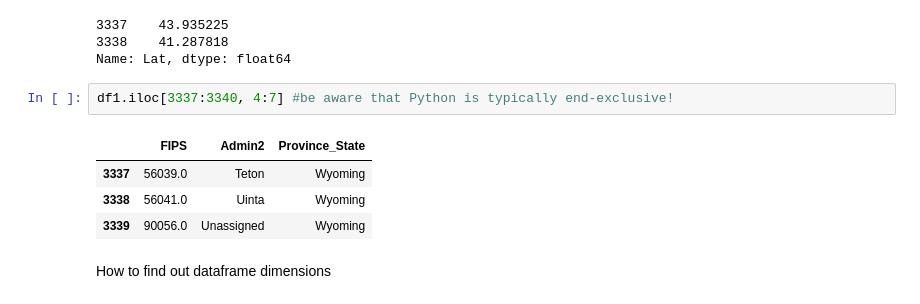
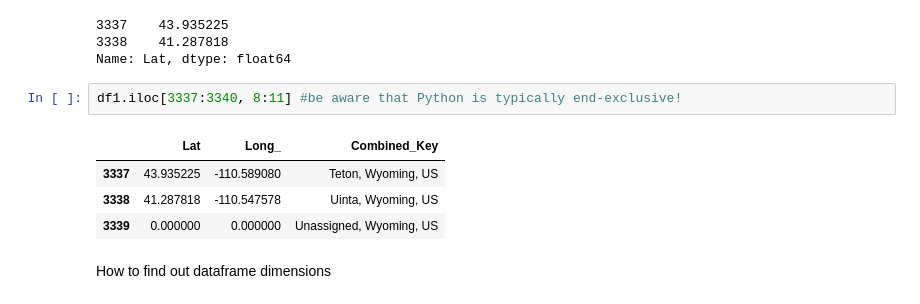
Before and after one commit to hongqin/Python-CoLab-bootcamp, a Jupyter notebook: Learn_Python_by_analying_covid19.ipynb, the cells around one changed output. Saved outputs shown, nothing was run; the diff lists cells and outputs as text.

```diff
--- a/Learn_Python_by_analying_covid19.ipynb
+++ b/Learn_Python_by_analying_covid19.ipynb
@@ -94,12 +94,12 @@ df1['Lat'][3337:3339]
 3338    41.287818
 Name: Lat, dtype: float64
 # %%
-df1.iloc[3337:3340, 4:7] #be aware that Python is typically end-exclusive!
+df1.iloc[3337:3340, 8:11] #be aware that Python is typically end-exclusive!
 # %% [output]
-|  | FIPS | Admin2 | Province_State |
-| 3337 | 56039.0 | Teton | Wyoming |
-| 3338 | 56041.0 | Uinta | Wyoming |
-| 3339 | 90056.0 | Unassigned | Wyoming |
+|  | Lat | Long_ | Combined_Key |
+| 3337 | 43.935225 | -110.589080 | Teton, Wyoming, US |
+| 3338 | 41.287818 | -110.547578 | Uinta, Wyoming, US |
+| 3339 | 0.000000 | 0.000000 | Unassigned, Wyoming, US |
 # %% [markdown]
 How to find out dataframe dimensions
 # %%
```
Also changed, not shown: parts of 61 cells of this notebook.
